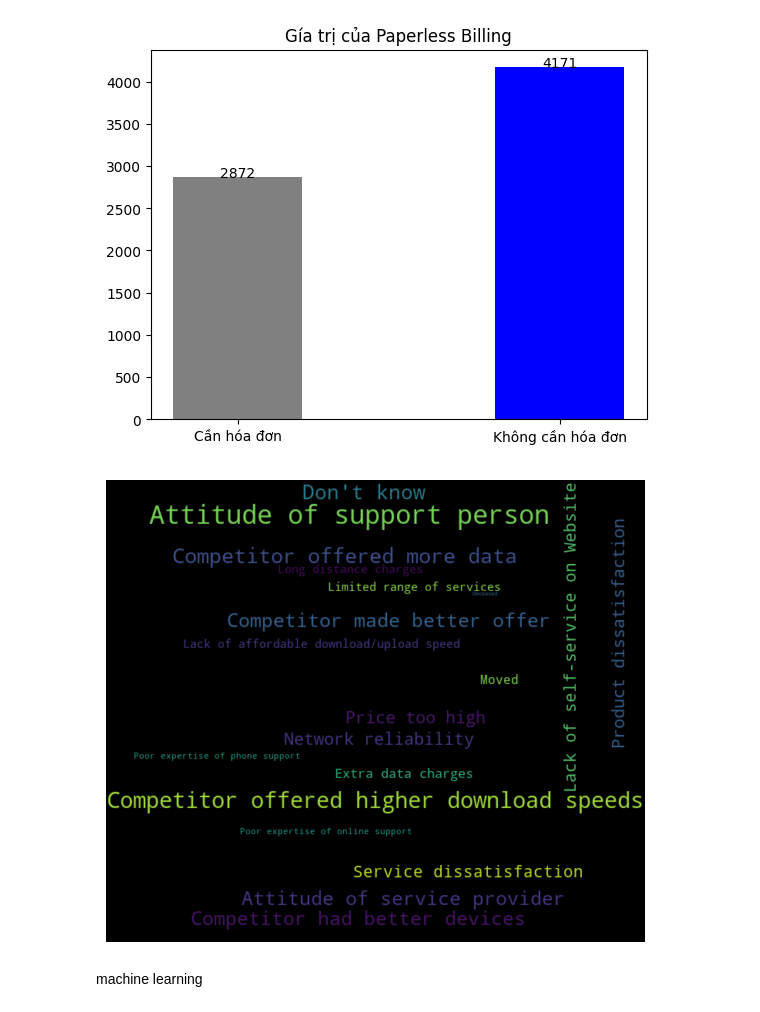
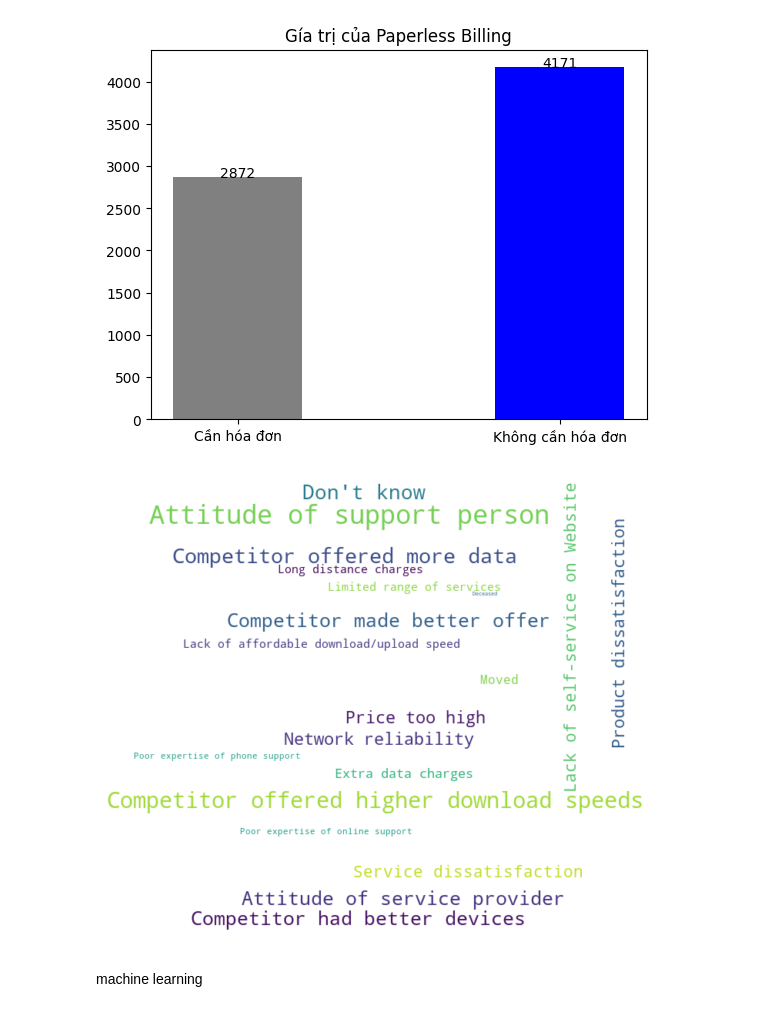
Before and after one commit to neyud/LTCSDL, a Jupyter notebook: churn_telco (1).ipynb, the cells around one changed output. Saved outputs shown, nothing was run; the diff lists cells and outputs as text; code cells hidden in the pictures.

```diff
--- a/churn_telco (1).ipynb
+++ b/churn_telco (1).ipynb
@@ -714,29 +718,35 @@ plt.show()
 # %% [output]
 [figure]
 # %%
+from wordcloud import WordCloud, STOPWORDS
+from stop_words import get_stop_words
+
+# Import stopwords tiếng Việt
+stop_words = get_stop_words('vi')
+
 # Split các lý do churn thành list
 reason_list = df['Churn Reason'].str.split(', ')
 all_reason = []
 
 # Lặp qua các list lý do churn và thêm vào danh sách all_reason
 for reason in reason_list:
     if isinstance(reason, list):
         for i in reason:
             all_reason.append(i)
 
 # Đếm số lần xuất hiện của mỗi lý do churn
 actor_counts = pd.Series(all_reason).value_counts()
 
 # Tạo WordCloud
-wordcloud = WordCloud(width=700, height=600, random_state=60, background_color='black', stopwords=STOPWORDS, max_words=40).generate_from_frequencies(actor_counts.to_dict())
+wordcloud = WordCloud(width=700, height=600, random_state=60, background_color='white', stopwords=stop_words, max_words=40).generate_from_frequencies(actor_counts.to_dict())
 
 # Hiển thị WordCloud
 plt.figure(figsize=(7, 6))
 plt.imshow(wordcloud, interpolation='bilinear')
 plt.axis('off')
 plt.show()
 # %% [output]
-[figure, old version]
+[figure, new version]
 # %% [markdown]
 machine learning
 # %%
```
Also changed, not shown: parts of 6 cells of this notebook.
